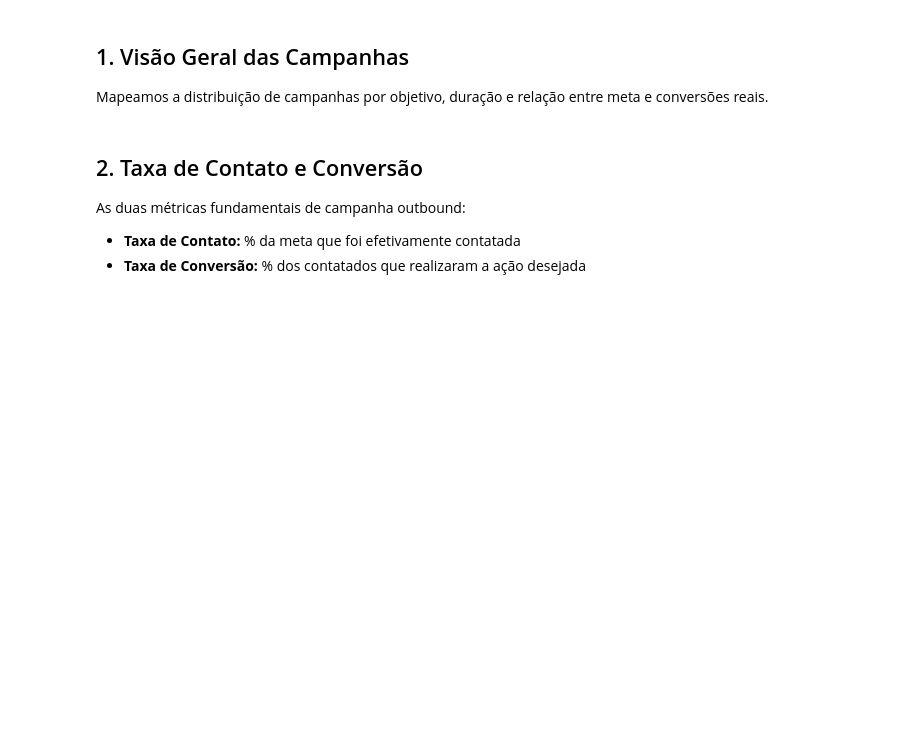
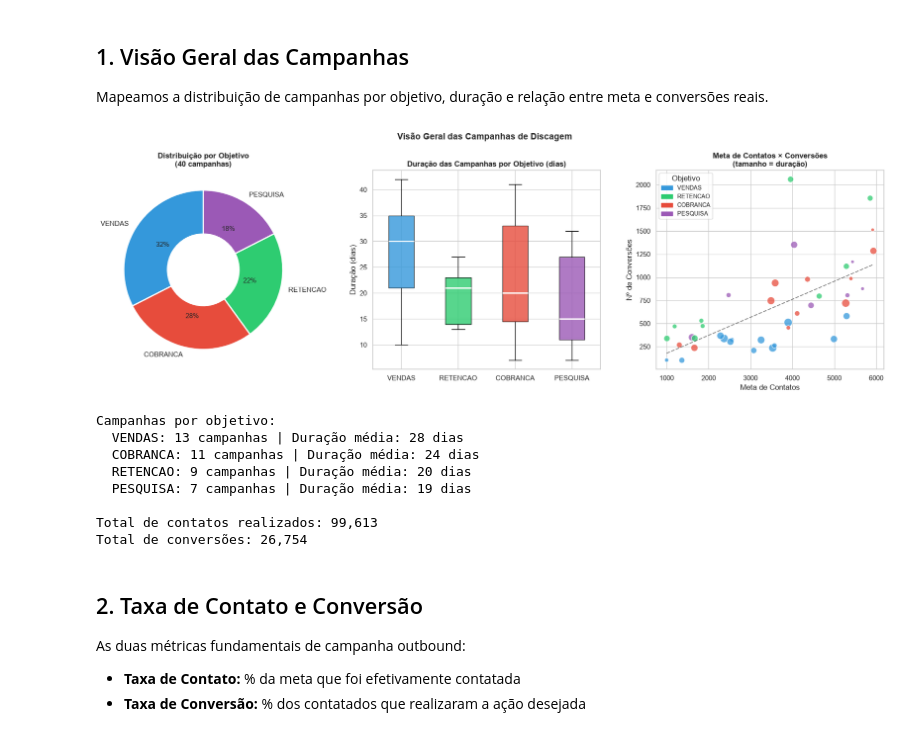
Before and after one commit to ilcileyjunior01/contact-center-data-lakehouse, a Jupyter notebook: notebooks/04_analise_campanhas.ipynb, the cells around one changed output. Drawn from its saved outputs; the diff is of its cells as text; code cells hidden in the pictures; blank space fills up the shorter version.

```diff
--- a/notebooks/04_analise_campanhas.ipynb
+++ b/notebooks/04_analise_campanhas.ipynb
@@ -175,7 +182,7 @@ axes[0].set_title(f'Distribuição por Objetivo\n({len(tb_campanha)} campanhas)'
 # --- 2: Duração por objetivo (boxplot) ---
 data_dur = [tb_campanha[tb_campanha['ds_objetivo'] == obj]['nr_duracao_dias'].values
              for obj in OBJETIVOS]
-bp = axes[1].boxplot(data_dur, labels=OBJETIVOS, patch_artist=True,
+bp = axes[1].boxplot(data_dur, tick_labels=OBJETIVOS, patch_artist=True,
                       medianprops={'color': 'white', 'linewidth': 2})
 for patch, obj in zip(bp['boxes'], OBJETIVOS):
     patch.set_facecolor(obj_colors[obj])
@@ -190,33 +197,43 @@ scatter = axes[2].scatter(
     tb_campanha['nr_conversoes'],
     s=tb_campanha['nr_duracao_dias'] * 4,
     c=scatter_colors,
     alpha=0.75,
     edgecolors='white'
 )
 
 # Linha de tendência
 z = np.polyfit(tb_campanha['nr_meta_contatos'], tb_campanha['nr_conversoes'], 1)
 p_line = np.poly1d(z)
 x_line = np.linspace(tb_campanha['nr_meta_contatos'].min(), tb_campanha['nr_meta_contatos'].max(), 100)
 axes[2].plot(x_line, p_line(x_line), 'k--', alpha=0.5, linewidth=1.5, label='Tendência')
 
 axes[2].set_title('Meta de Contatos × Conversões\n(tamanho = duração)', fontweight='bold')
 axes[2].set_xlabel('Meta de Contatos')
 axes[2].set_ylabel('Nº de Conversões')
 legend_patches = [mpatches.Patch(color=v, label=k) for k, v in obj_colors.items()]
 axes[2].legend(handles=legend_patches, title='Objetivo', fontsize=9)
 
 plt.suptitle('Visão Geral das Campanhas de Discagem', fontsize=14, fontweight='bold')
 plt.tight_layout()
 plt.show()
 
 print('Campanhas por objetivo:')
 for obj, cnt in obj_counts.items():
     dur_med = tb_campanha[tb_campanha['ds_objetivo'] == obj]['nr_duracao_dias'].mean()
     print(f'  {obj}: {cnt} campanhas | Duração média: {dur_med:.0f} dias')
 
 print(f'\nTotal de contatos realizados: {tb_campanha["nr_contatos_realizados"].sum():,}')
 print(f'Total de conversões: {tb_campanha["nr_conversoes"].sum():,}')
+# %% [output]
+[figure, added]
+Campanhas por objetivo:
+  VENDAS: 13 campanhas | Duração média: 28 dias
+  COBRANCA: 11 campanhas | Duração média: 24 dias
+  RETENCAO: 9 campanhas | Duração média: 20 dias
+  PESQUISA: 7 campanhas | Duração média: 19 dias
+
+Total de contatos realizados: 99,613
+Total de conversões: 26,754
 # %% [markdown]
 ## 2. Taxa de Contato e Conversão
 
```
Also changed, not shown: parts of 6 cells of this notebook, 5 other files.
